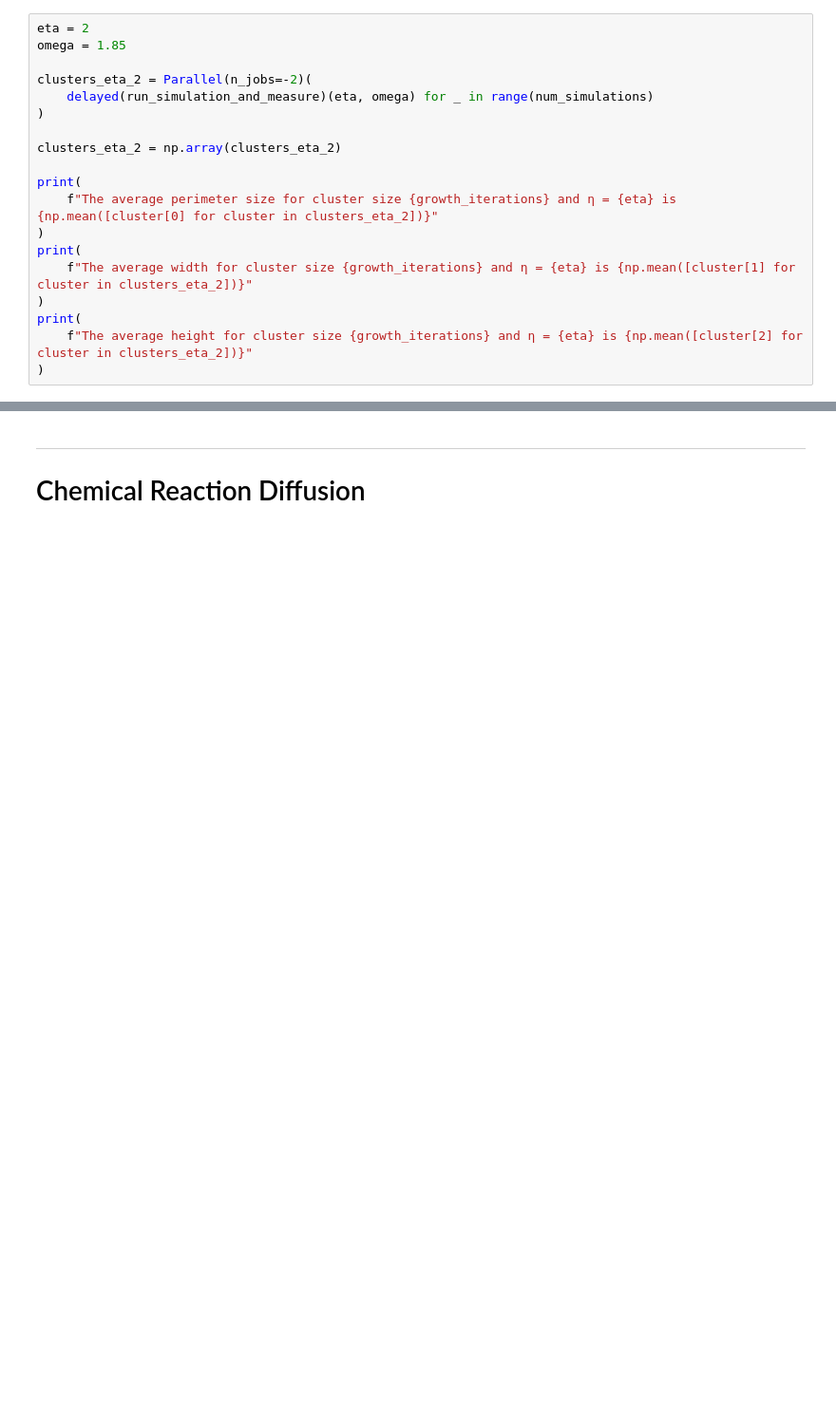
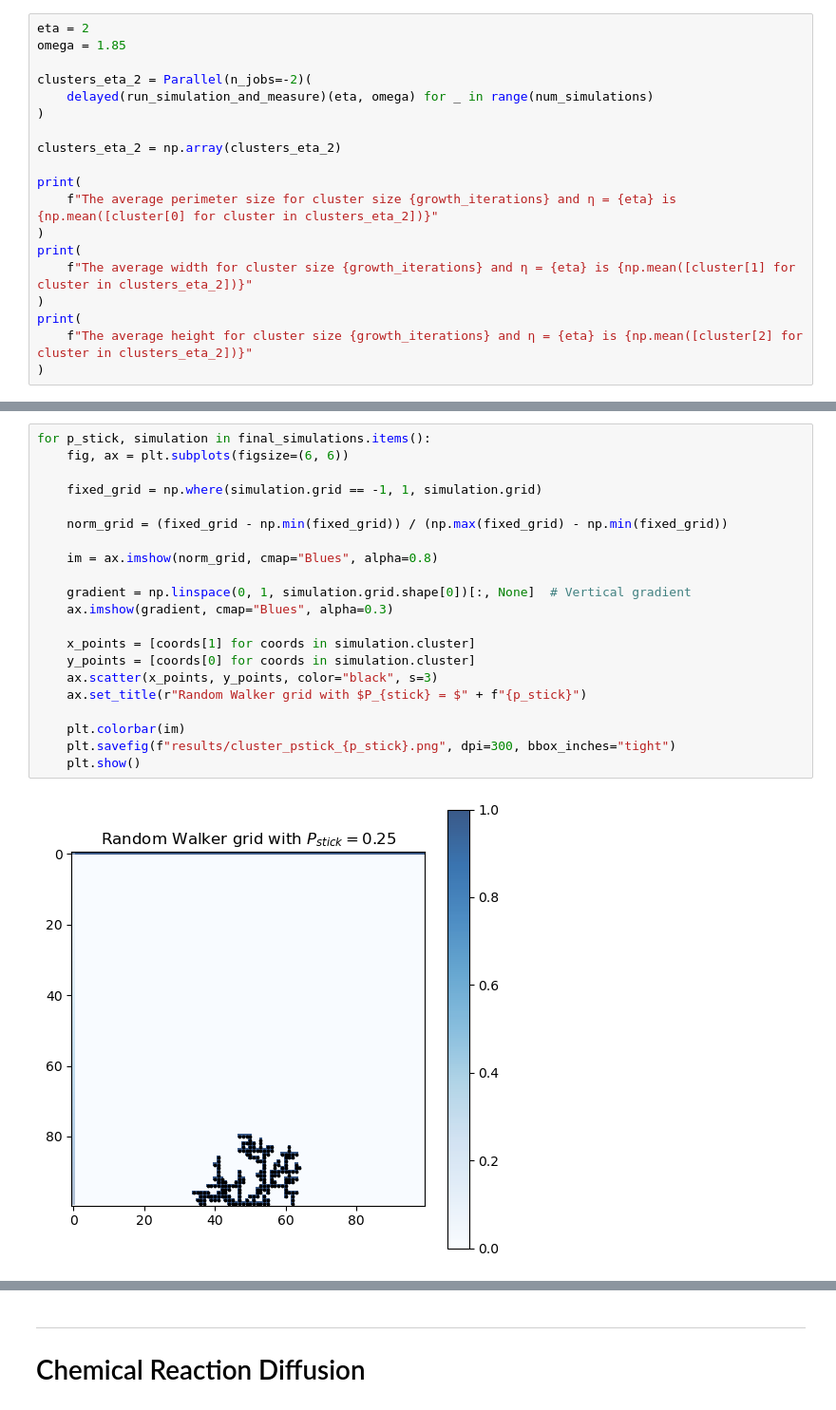
Before and after one commit to kingilsildor/CLS-Scientific_Computing-Assignment2, a Jupyter notebook: interface.ipynb, the cells around one changed output, grey strips where cells are left out. Shown: that part at 95% size. Cells and saved outputs as stored; diff of their text form; blank space fills up the shorter version.

Commit message:
updated the interface file with relevant code for RWMC, as well as result data set and graphs

```diff
--- a/interface.ipynb
+++ b/interface.ipynb
@@ -169,0 +222,23 @@ print(
+# %%
+for p_stick, simulation in final_simulations.items():
+    fig, ax = plt.subplots(figsize=(6, 6))
+
+    fixed_grid = np.where(simulation.grid == -1, 1, simulation.grid)
+
+    norm_grid = (fixed_grid - np.min(fixed_grid)) / (np.max(fixed_grid) - np.min(fixed_grid))
+
+    im = ax.imshow(norm_grid, cmap="Blues", alpha=0.8)
+
+    gradient = np.linspace(0, 1, simulation.grid.shape[0])[:, None]  # Vertical gradient
+    ax.imshow(gradient, cmap="Blues", alpha=0.3)
+
+    x_points = [coords[1] for coords in simulation.cluster]
+    y_points = [coords[0] for coords in simulation.cluster]
+    ax.scatter(x_points, y_points, color="black", s=3)
+    ax.set_title(r"Random Walker grid with $P_{stick} = $" + f"{p_stick}")
+
+    plt.colorbar(im)
+    plt.savefig(f"results/cluster_pstick_{p_stick}.png", dpi=300, bbox_inches="tight")
+    plt.show()
+# %% [output]
+[figure, added]
```
Also changed, not shown: parts of 7 cells of this notebook, 9 other files.
